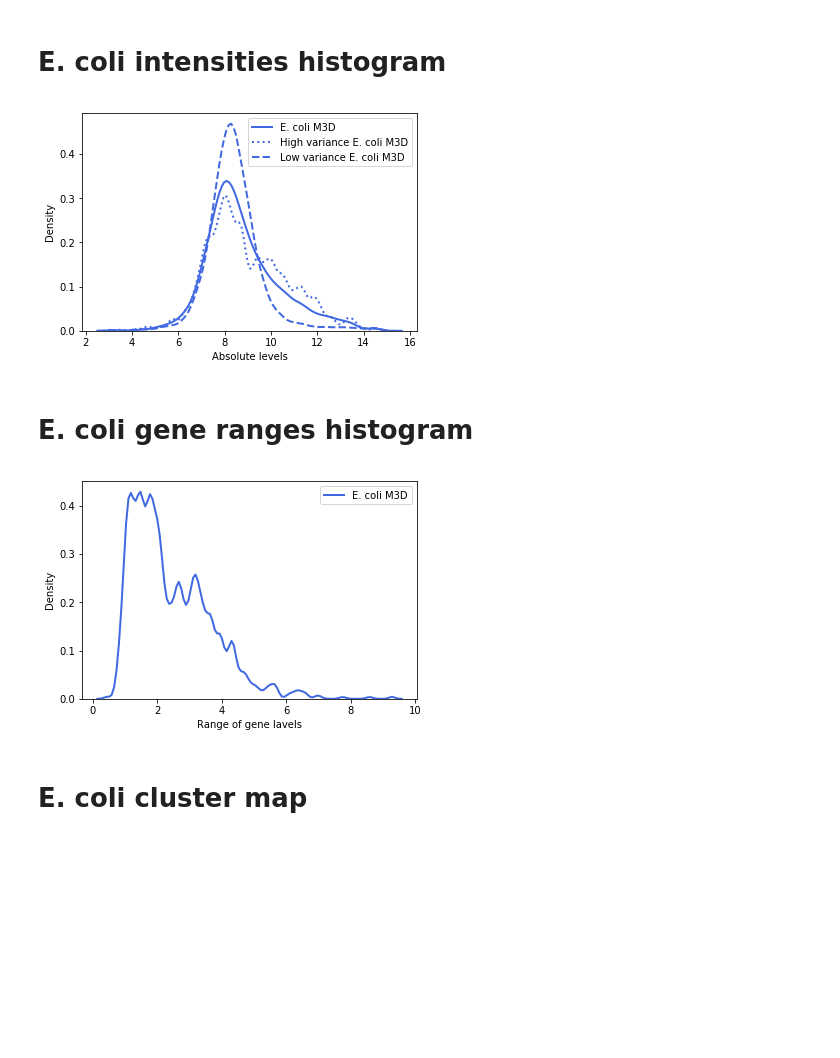
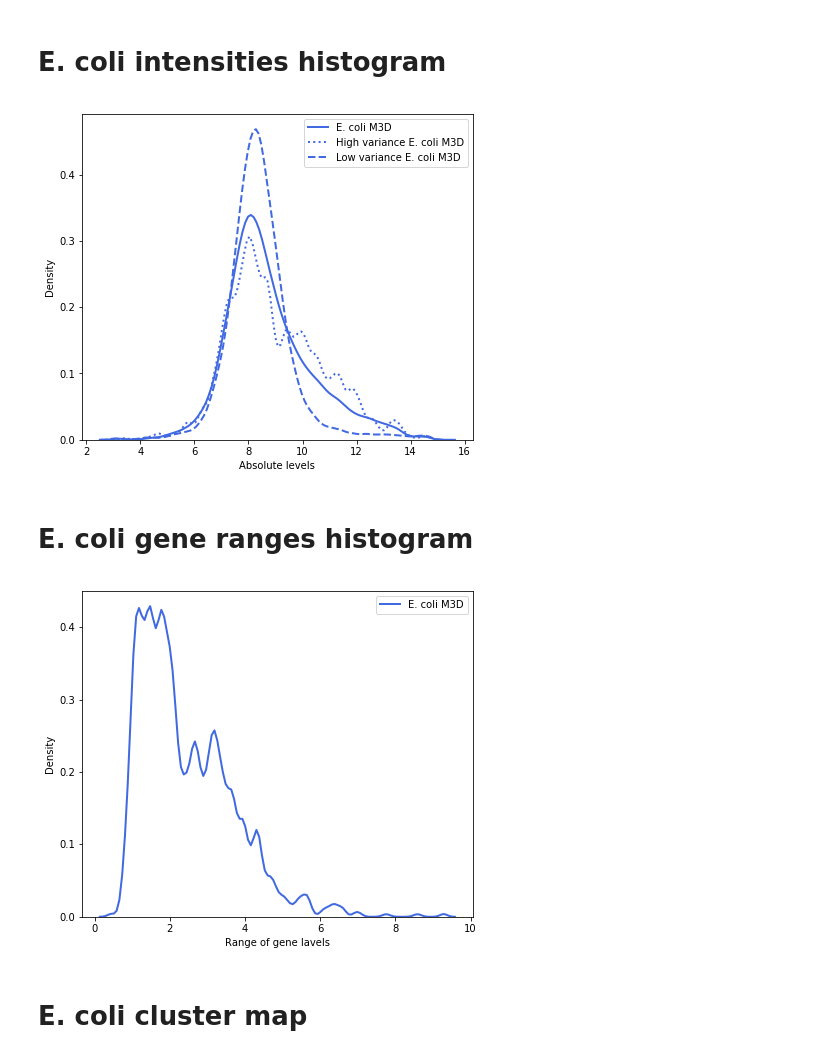
Before and after one commit to rvinas/adversarial-gene-expression, a Jupyter notebook: src/eda.ipynb, the cells around one changed output. Cells and saved outputs as stored; diff of their text form; code cells hidden in the pictures; blank space fills up the shorter version.

```diff
--- a/src/eda.ipynb
+++ b/src/eda.ipynb
@@ -31,15 +17,17 @@ Selecting 1076 genes ...
 # %% [markdown]
 # E. coli intensities histogram
-# %%
-plot_intensities(expr)
-# %% [output]
-[figure, removed]
+# %%
+plt.figure(figsize=(7, 6))
+plot_intensities(expr);
+# %% [output]
+[figure, added]
 # %% [markdown]
 # E. coli gene ranges histogram
-# %%
-plot_gene_ranges(expr)
-# %% [output]
-[figure, removed]
+# %%
+plt.figure(figsize=(7, 6))
+plot_gene_ranges(expr);
+# %% [output]
+[figure, added]
 # %% [markdown]
 # E. coli cluster map
 # %%
```
Also changed, not shown: parts of 10 cells of this notebook, 12 other files.
